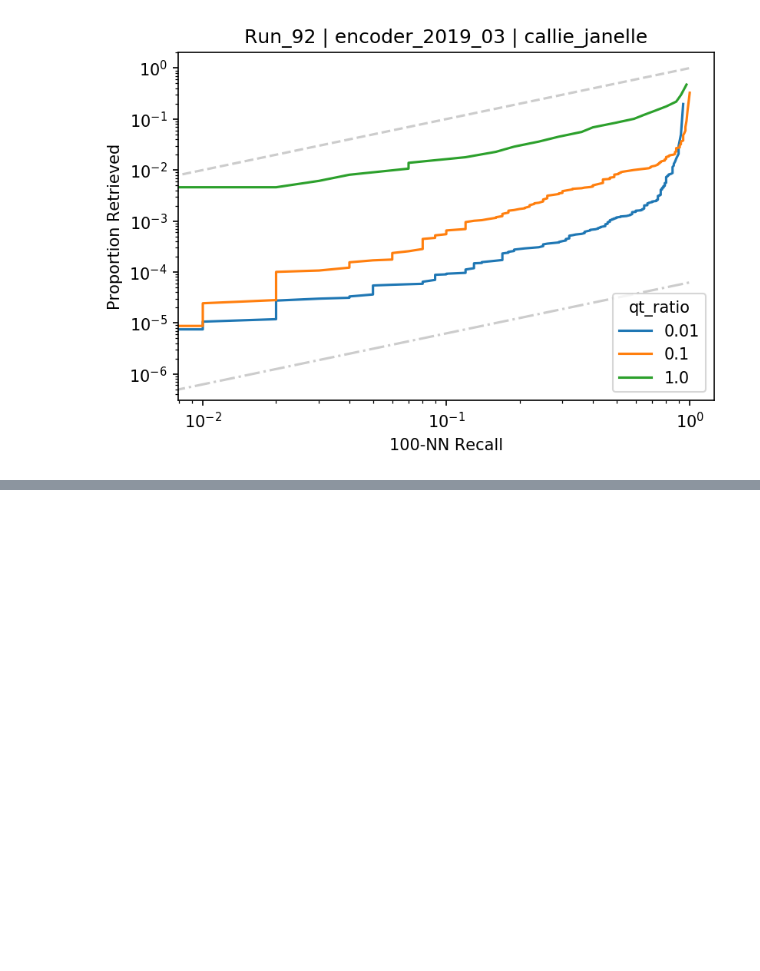
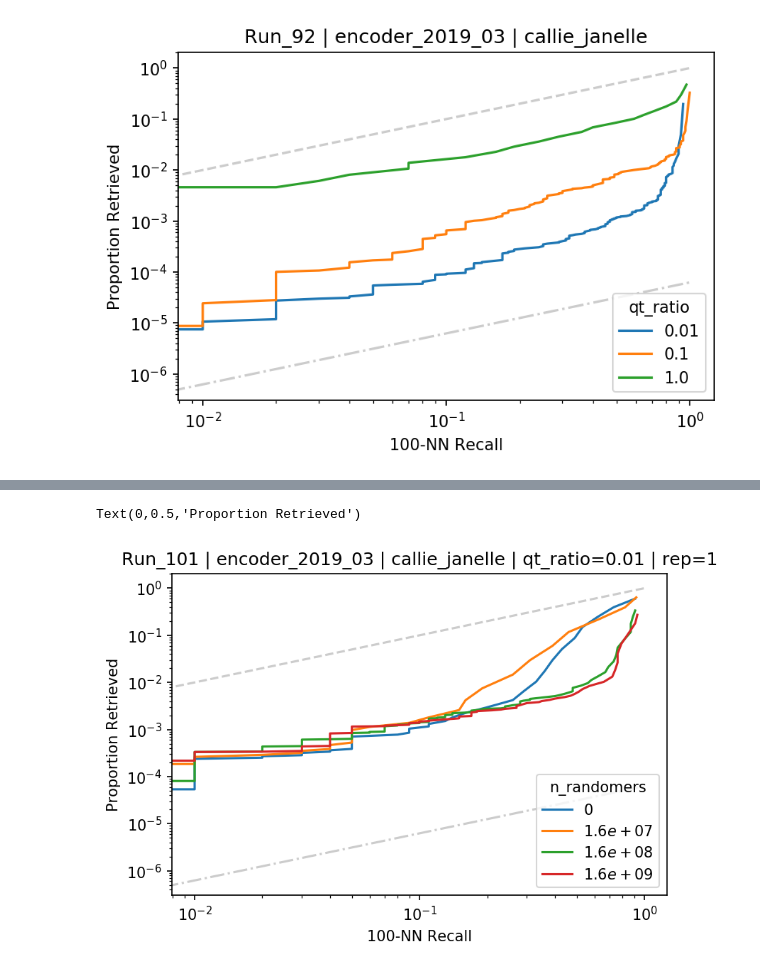
Before and after one commit to uwmisl/primo-similarity-search, a Jupyter notebook: notebooks/04_experiments/analyze_counts.ipynb, the cells around one changed output, grey strips where cells are left out. Drawn from its saved outputs; the diff is of its cells as text; code cells hidden in the pictures; blank space fills up the shorter version.

```diff
--- a/notebooks/04_experiments/analyze_counts.ipynb
+++ b/notebooks/04_experiments/analyze_counts.ipynb
@@ -149,0 +144,14 @@ Text(0,0.5,'Proportion Retrieved')
+# %%
+plt.figure(dpi=150)
+for n_randomers in [0, 1.6e7, 1.6e8, 1.6e9]:
+    df = run_101['analysis'].xs(1, level='rep').xs(n_randomers, level='n_randomers')
+    plt.loglog(df.recall.values, df.prop_retrieved.values, label="$%g$"%n_randomers)
+
+plt.legend(title='n_randomers', loc='lower right')
+plot_baselines(100, 1.6e6)(plt.gca())
+plt.title("Run_101 | encoder_2019_03 | callie_janelle | qt_ratio=0.01 | rep=1")
+plt.xlabel("100-NN Recall")
+plt.ylabel("Proportion Retrieved")
+# %% [output]
+Text(0,0.5,'Proportion Retrieved')
+[figure, added]
```
Also changed, not shown: parts of 4 cells of this notebook, 7 other files.
